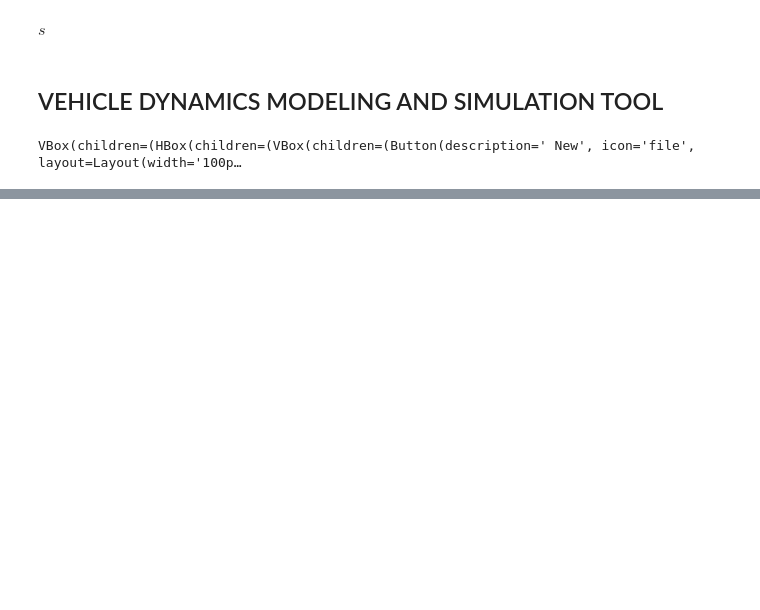
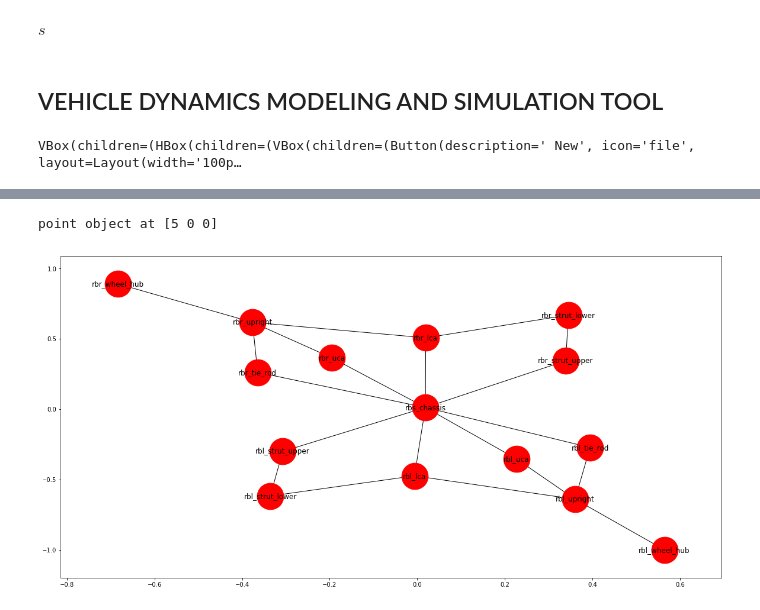
Before and after one commit to khaledghobashy/asurt_cdt, a Jupyter notebook: model_builder.ipynb, the cells around one changed output, grey strips where cells are left out. Cells and saved outputs as stored; diff of their text form; code cells hidden in the pictures; blank space fills up the shorter version.

```diff
--- a/model_builder.ipynb
+++ b/model_builder.ipynb
@@ -31,0 +93,6 @@ ToggleButton(value=False, icon='image')
+# %%
+j.location
+# %% [output]
+point object at [5 0 0]
+# %%
+sys_joints=pd.read_pickle('front_suspension_v3tst')['joints']
@@ -31,0 +101,9 @@ ToggleButton(value=False, icon='image')
+# %%
+topology = nx.Graph()
+topology.add_edges_from([(i.i_body,i.j_body) for i in sys_joints])
+# %%
+plt.figure(figsize=(20,10))
+nx.draw_networkx(topology,with_labels=True,node_size=2000)
+plt.show()
+# %% [output]
+[figure, added]
```
Also changed, not shown: parts of 18 cells of this notebook, 6 other files.
